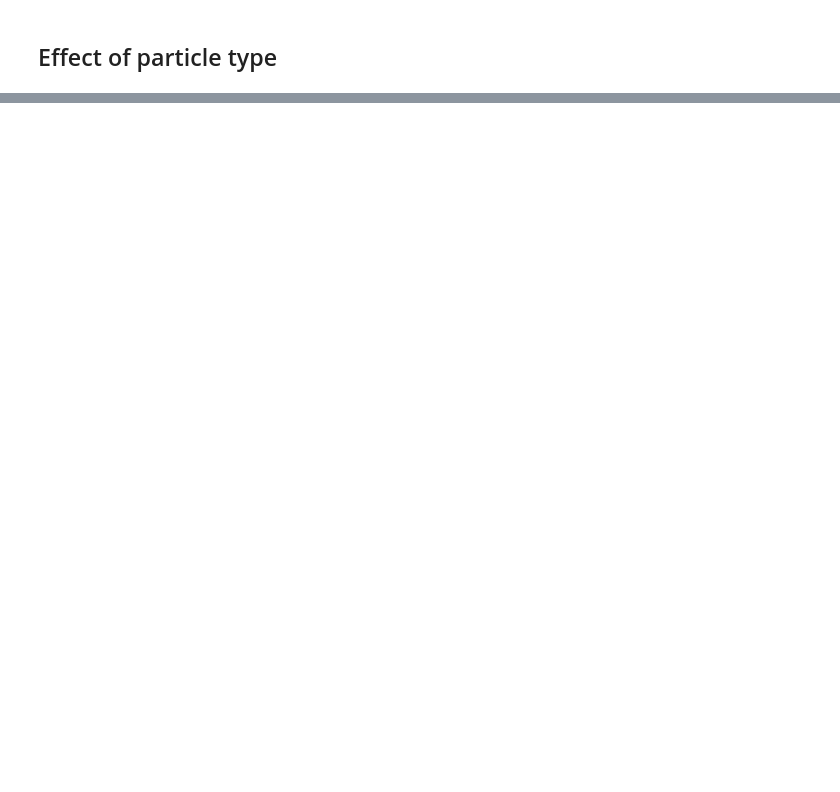
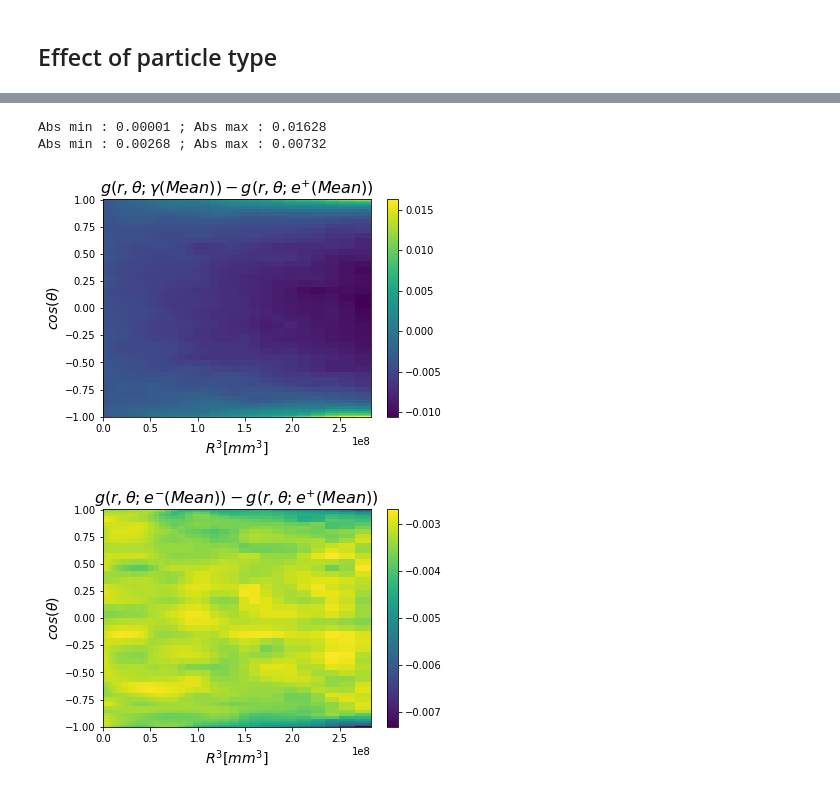
Before and after one commit to XuHangkun/TAO_Calibration, a Jupyter notebook: Nonuniformity/ipynb/compare_ideal_nonuniformity.ipynb, the cells around one changed output, grey strips where cells are left out. Drawn from its saved outputs; the diff is of its cells as text; code cells hidden in the pictures; blank space fills up the shorter version.

```diff
--- a/Nonuniformity/ipynb/compare_ideal_nonuniformity.ipynb
+++ b/Nonuniformity/ipynb/compare_ideal_nonuniformity.ipynb
@@ -106,15 +140,17 @@ for map,e in zip(maps,energy):
 ## Effect of particle type
 # %%
 energy = [1,4,8]
-files = [os.path.join(Nonuniformity_Path,"data/map/","ideal_nonuniformity_%s_%sMeV.pkl"%("electron",e)) for e in energy]
+particles = ["electron","positron"]
+labels = ["e^{-}","e^{+}"]
+files = [os.path.join(Nonuniformity_Path,"data/map/","ideal_nonuniformity_%s_%sMeV.pkl"%(particles[0],e)) for e in energy]
 electron_maps = [pkl.load(open(file,"rb")) for file in files]
-files = [os.path.join(Nonuniformity_Path,"data/map/","ideal_nonuniformity_%s_%sMeV.pkl"%("gamma",e)) for e in energy]
+files = [os.path.join(Nonuniformity_Path,"data/map/","ideal_nonuniformity_%s_%sMeV.pkl"%(particles[1],e)) for e in energy]
 gamma_maps = [pkl.load(open(file,"rb")) for file in files]
 diff_maps = [DiffMap(e_m,g_m) for e_m,g_m in zip(electron_maps,gamma_maps)]
 # save the difference
 for diff,e in zip(diff_maps,energy):
     save_fig(diff,
           ralative_path="data/paper_fig/compare_ideal_nonuniformity/diff_ideal_electron-gamma_%sMeV.pdf"%(e),
-          title="$g(r,\\theta;e(%dMeV))- g(r,\\theta;\\gamma(%dMeV))$"%(e,e)
+          title="$g(r,\\theta;%s(%dMeV))- g(r,\\theta;%s(%dMeV))$"%(labels[0],e,labels[1],e)
           )
 # %% [output]
@@ -123,0 +163,16 @@ for diff,e in zip(diff_maps,energy):
+# %%
+gamma_positron_diff = DiffMap(mean_maps[0],mean_maps[2])
+save_fig(gamma_positron_diff,
+          ralative_path="data/paper_fig/compare_ideal_nonuniformity/diff_ideal_gamma-positron_Mean.pdf",
+          title="$g(r,\\theta;%s(Mean))- g(r,\\theta;%s(Mean))$"%(labels[0],labels[2])
+          )
+electron_positron_diff = DiffMap(mean_maps[1],mean_maps[2])
+save_fig(electron_positron_diff,
+          ralative_path="data/paper_fig/compare_ideal_nonuniformity/diff_ideal_electron-positron_Mean.pdf",
+          title="$g(r,\\theta;%s(Mean))- g(r,\\theta;%s(Mean))$"%(labels[1],labels[2])
+          )
+# %% [output]
+Abs min : 0.00001 ; Abs max : 0.01628
+Abs min : 0.00268 ; Abs max : 0.00732
+[figure, added]
+[figure, added]
```
Also changed, not shown: parts of 6 cells of this notebook.
